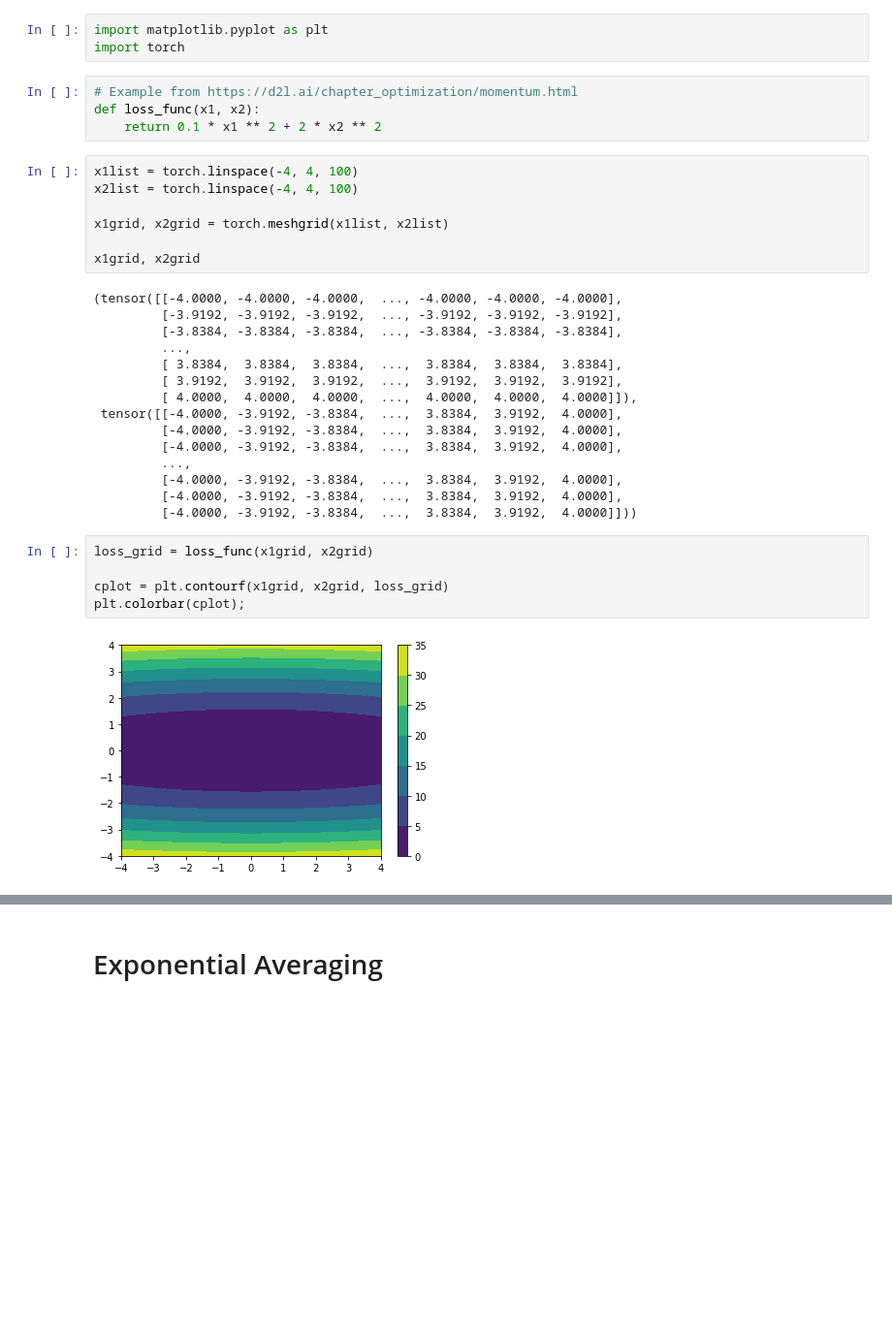
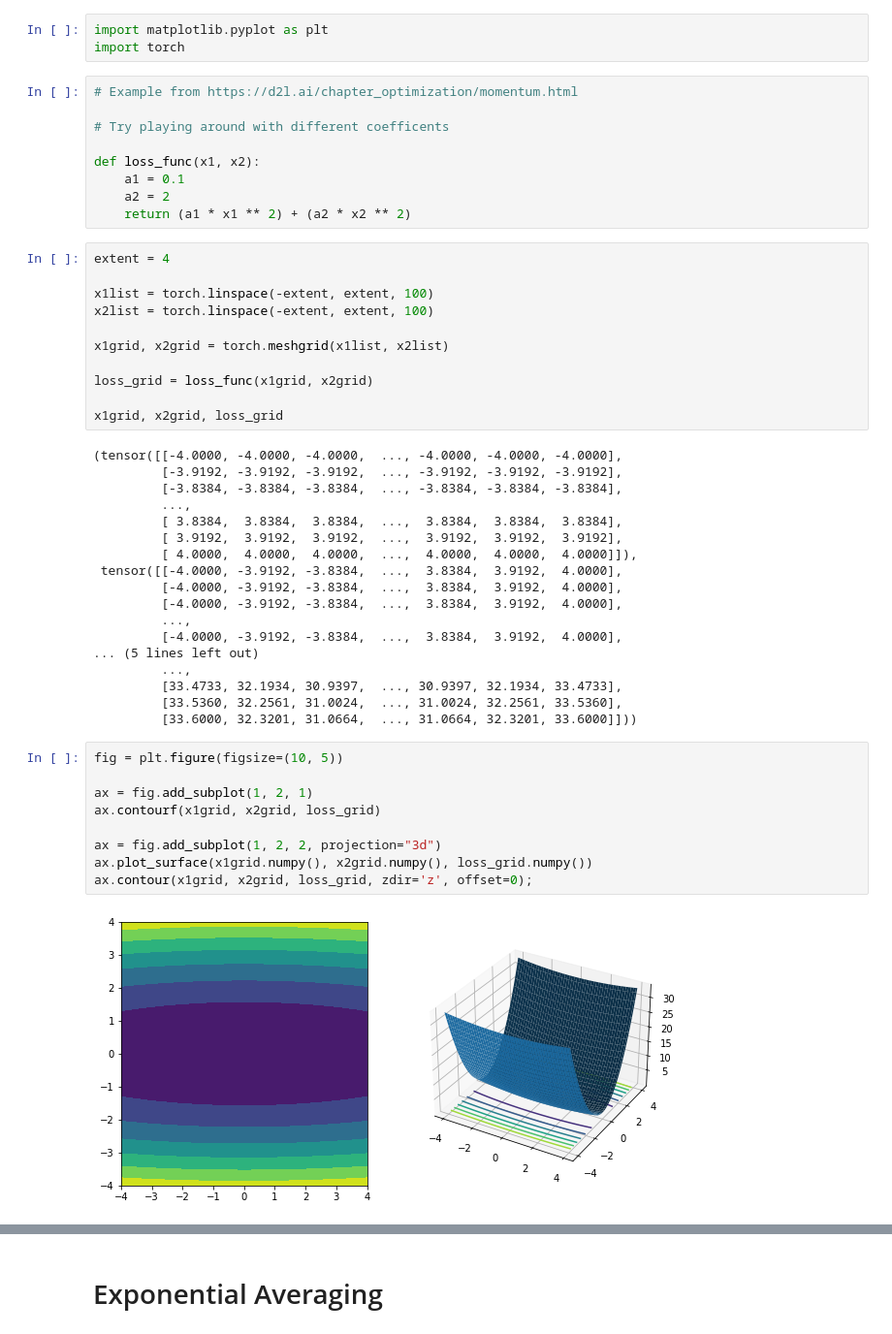
Before and after one commit to anthonyjclark/code, a Jupyter notebook: l15-optimization-part1/l15-optimization-part1.ipynb, the cells around one changed output, grey strips where cells are left out. Shown at 97% size. Drawn from its saved outputs; the diff is of its cells as text; blank space fills up the shorter version.

```diff
--- a/l15-optimization-part1/l15-optimization-part1.ipynb
+++ b/l15-optimization-part1/l15-optimization-part1.ipynb
@@ -3,15 +3,24 @@ import matplotlib.pyplot as plt
 import torch
 # %%
 # Example from https://d2l.ai/chapter_optimization/momentum.html
+
+# Try playing around with different coefficents
+
 def loss_func(x1, x2):
-    return 0.1 * x1 ** 2 + 2 * x2 ** 2
+    a1 = 0.1
+    a2 = 2
+    return (a1 * x1 ** 2) + (a2 * x2 ** 2)
 # %%
-x1list = torch.linspace(-4, 4, 100)
-x2list = torch.linspace(-4, 4, 100)
+extent = 4
+
+x1list = torch.linspace(-extent, extent, 100)
+x2list = torch.linspace(-extent, extent, 100)
 
 x1grid, x2grid = torch.meshgrid(x1list, x2list)
 
-x1grid, x2grid
+loss_grid = loss_func(x1grid, x2grid)
+
+x1grid, x2grid, loss_grid
 # %% [output]
 (tensor([[-4.0000, -4.0000, -4.0000,  ..., -4.0000, -4.0000, -4.0000],
          [-3.9192, -3.9192, -3.9192,  ..., -3.9192, -3.9192, -3.9192],
@@ -25,15 +34,22 @@ x1grid, x2grid
          [-4.0000, -3.9192, -3.8384,  ...,  3.8384,  3.9192,  4.0000],
          ...,
          [-4.0000, -3.9192, -3.8384,  ...,  3.8384,  3.9192,  4.0000],
-         [-4.0000, -3.9192, -3.8384,  ...,  3.8384,  3.9192,  4.0000],
-         [-4.0000, -3.9192, -3.8384,  ...,  3.8384,  3.9192,  4.0000]]))
+... (5 lines left out)
+         ...,
+         [33.4733, 32.1934, 30.9397,  ..., 30.9397, 32.1934, 33.4733],
+         [33.5360, 32.2561, 31.0024,  ..., 31.0024, 32.2561, 33.5360],
+         [33.6000, 32.3201, 31.0664,  ..., 31.0664, 32.3201, 33.6000]]))
-# %%
-loss_grid = loss_func(x1grid, x2grid)
-
-cplot = plt.contourf(x1grid, x2grid, loss_grid)
-plt.colorbar(cplot);
-# %% [output]
-[figure, removed]
+# %%
+fig = plt.figure(figsize=(10, 5))
+
+ax = fig.add_subplot(1, 2, 1)
+ax.contourf(x1grid, x2grid, loss_grid)
+
+ax = fig.add_subplot(1, 2, 2, projection="3d")
+ax.plot_surface(x1grid.numpy(), x2grid.numpy(), loss_grid.numpy())
+ax.contour(x1grid, x2grid, loss_grid, zdir='z', offset=0);
+# %% [output]
+[figure, added]
 # %%
 parameters = torch.rand(2) * 8 - 4
 parameters
```
Also changed, not shown: parts of 12 cells of this notebook.
